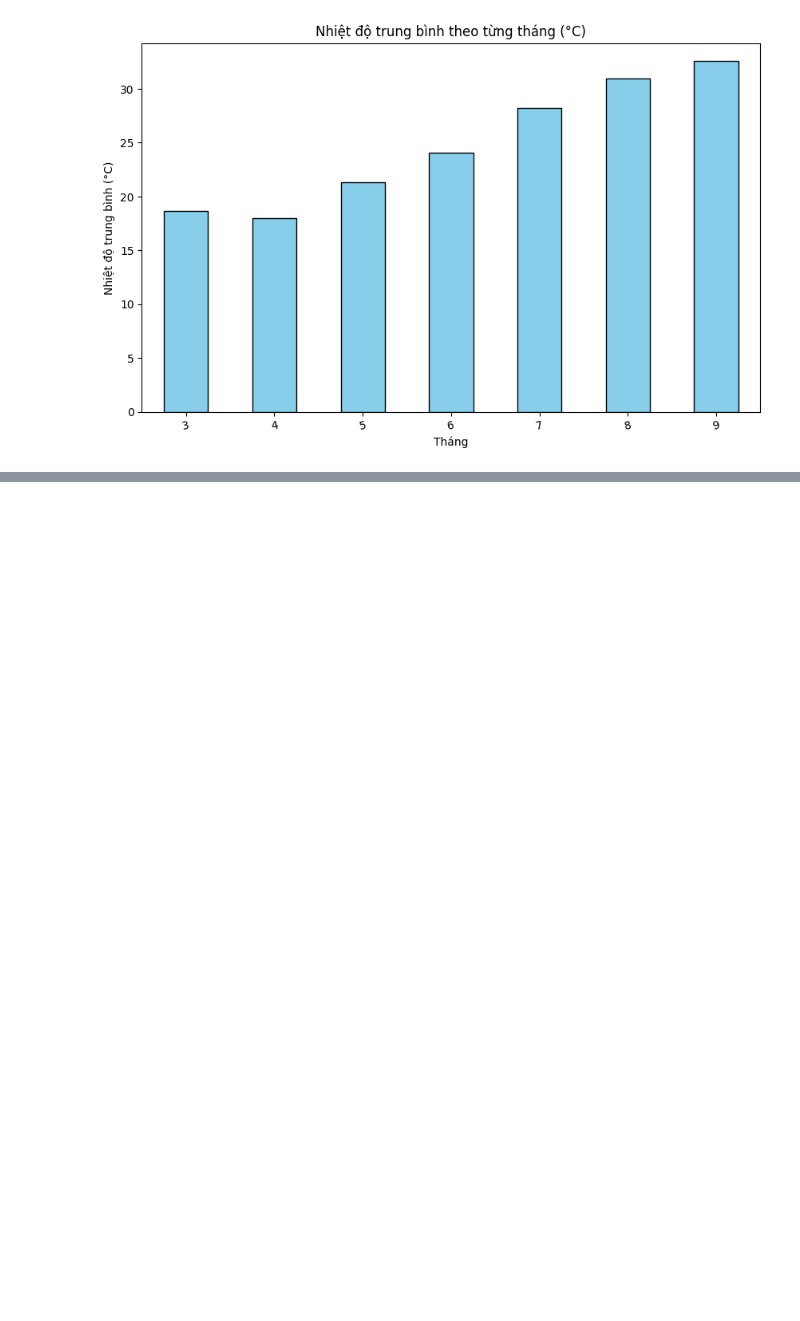
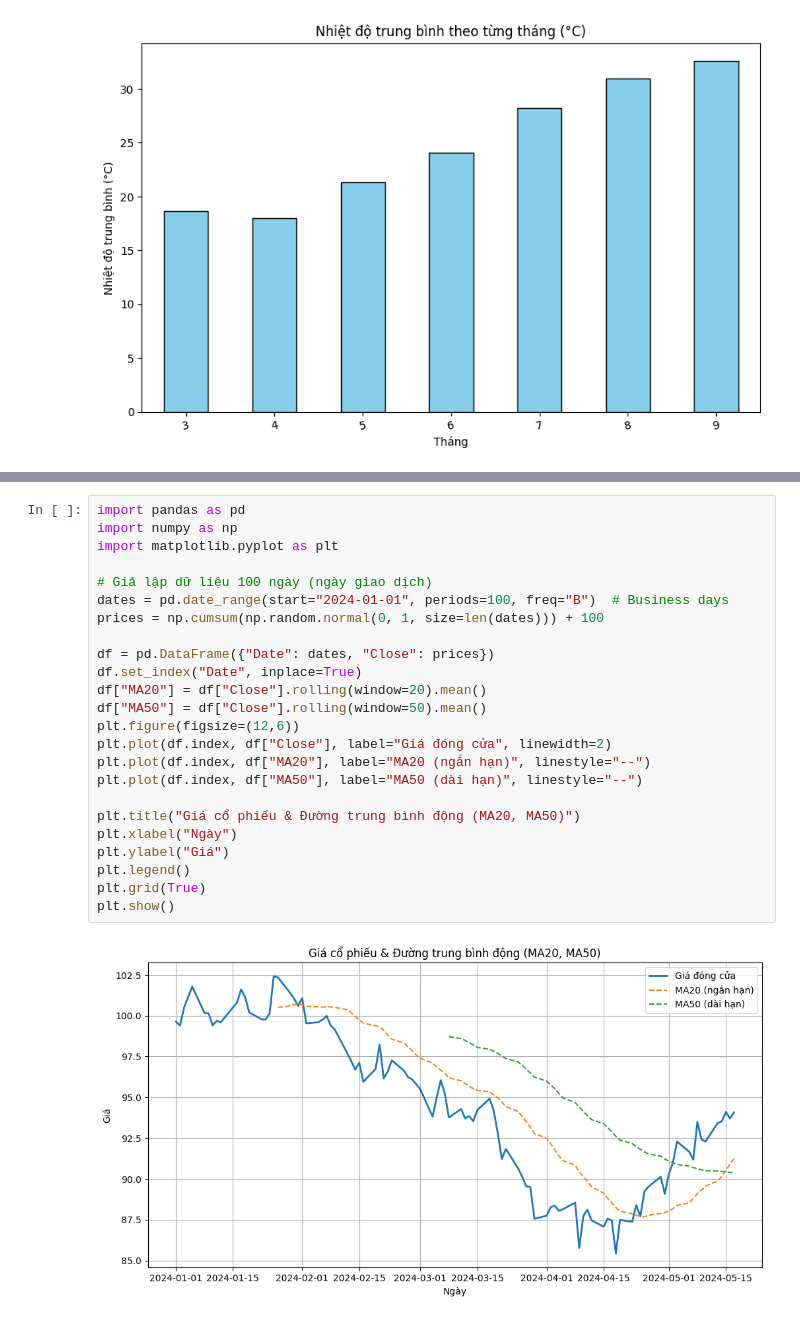
Before and after one commit to kietle24/PYTHON_TH, a Jupyter notebook: BUOI_5/24646981_LEANHKIET_BUOI5.ipynb, the cells around one changed output, grey strips where cells are left out. Drawn from its saved outputs; the diff is of its cells as text; blank space fills up the shorter version.

```diff
--- a/BUOI_5/24646981_LEANHKIET_BUOI5.ipynb
+++ b/BUOI_5/24646981_LEANHKIET_BUOI5.ipynb
@@ -305,0 +536,26 @@ plt.show()
+# %%
+import pandas as pd
+import numpy as np
+import matplotlib.pyplot as plt
+
+# Giả lập dữ liệu 100 ngày (ngày giao dịch)
+dates = pd.date_range(start="2024-01-01", periods=100, freq="B")  # Business days
+prices = np.cumsum(np.random.normal(0, 1, size=len(dates))) + 100
+
+df = pd.DataFrame({"Date": dates, "Close": prices})
+df.set_index("Date", inplace=True)
+df["MA20"] = df["Close"].rolling(window=20).mean()
+df["MA50"] = df["Close"].rolling(window=50).mean()
+plt.figure(figsize=(12,6))
+plt.plot(df.index, df["Close"], label="Giá đóng cửa", linewidth=2)
+plt.plot(df.index, df["MA20"], label="MA20 (ngắn hạn)", linestyle="--")
+plt.plot(df.index, df["MA50"], label="MA50 (dài hạn)", linestyle="--")
+
+plt.title("Giá cổ phiếu & Đường trung bình động (MA20, MA50)")
+plt.xlabel("Ngày")
+plt.ylabel("Giá")
+plt.legend()
+plt.grid(True)
+plt.show()
+# %% [output]
+[figure, added]
```
Also changed, not shown: parts of 34 cells of this notebook, 21 other files.
